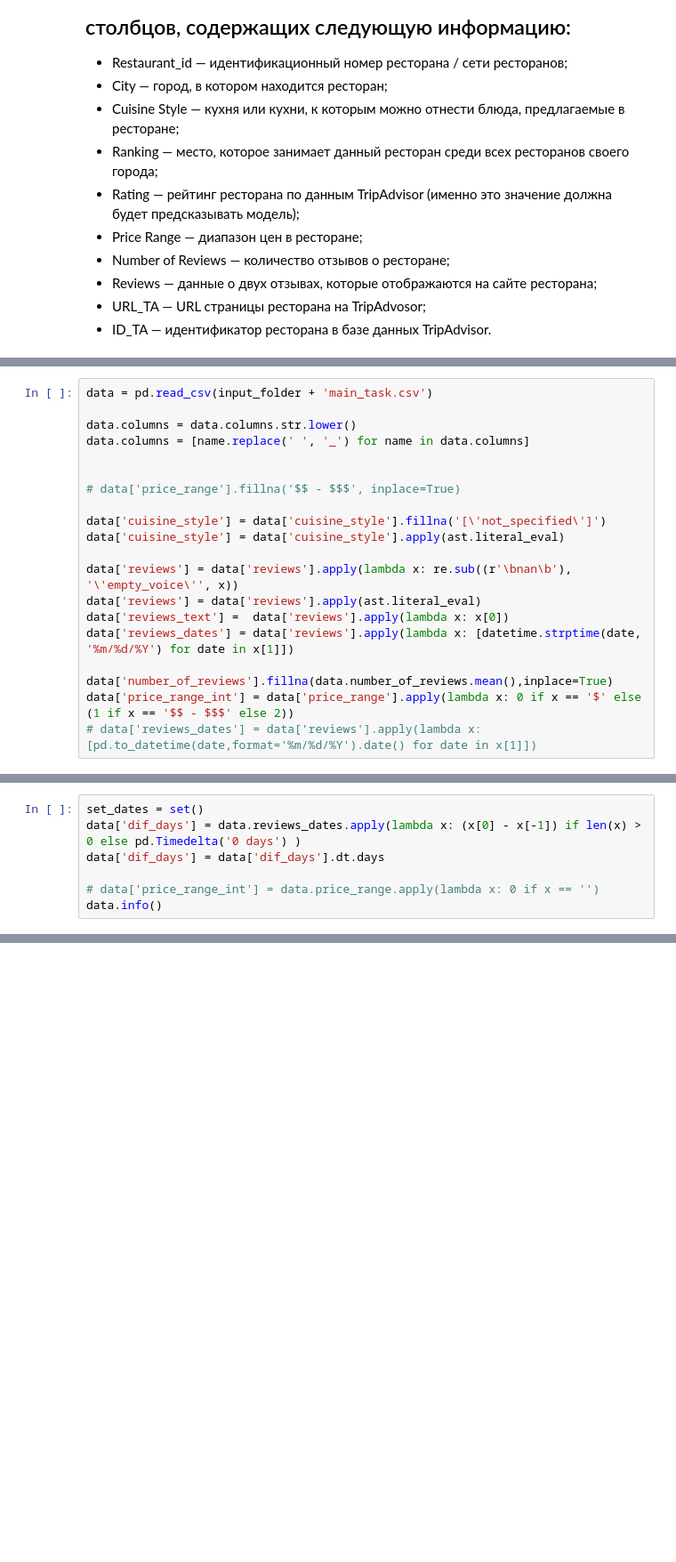
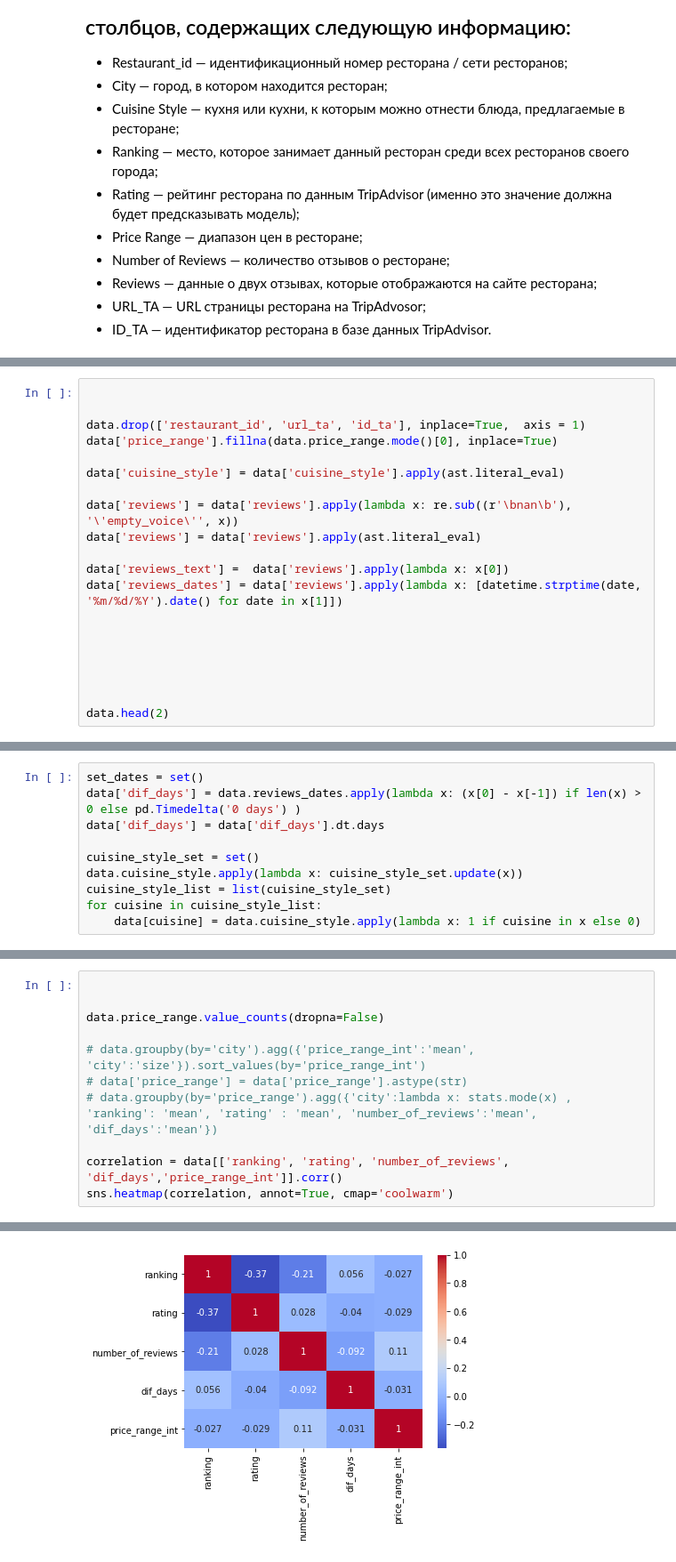
Before and after one commit to aberkoveo/skillfactory, a Jupyter notebook: Projects/Project_3/Проект_3_О_вкусной_и_здоровой_пище.ipynb, the cells around one changed output, grey strips where cells are left out. Shown at 89% size. Saved outputs shown, nothing was run; the diff lists cells and outputs as text; blank space fills up the shorter version.

Commit message:
Eda-fillna-stupor

```diff
--- a/Projects/Project_3/Проект_3_О_вкусной_и_здоровой_пище.ipynb
+++ b/Projects/Project_3/Проект_3_О_вкусной_и_здоровой_пище.ipynb
@@ -40,20 +100,20 @@ print(os.listdir("input"))
 # %%
-data = pd.read_csv(input_folder + 'main_task.csv')
-
-data.columns = data.columns.str.lower()
-data.columns = [name.replace(' ', '_') for name in data.columns]
 
 
-# data['price_range'].fillna('$$ - $$$', inplace=True)
+data.drop(['restaurant_id', 'url_ta', 'id_ta'], inplace=True,  axis = 1)
+data['price_range'].fillna(data.price_range.mode()[0], inplace=True)
 
-data['cuisine_style'] = data['cuisine_style'].fillna('[\'not_specified\']')
 data['cuisine_style'] = data['cuisine_style'].apply(ast.literal_eval)
 
 data['reviews'] = data['reviews'].apply(lambda x: re.sub((r'\bnan\b'), '\'empty_voice\'', x))
 data['reviews'] = data['reviews'].apply(ast.literal_eval)
+
 data['reviews_text'] =  data['reviews'].apply(lambda x: x[0])
-data['reviews_dates'] = data['reviews'].apply(lambda x: [datetime.strptime(date, '%m/%d/%Y') for date in x[1]])
+data['reviews_dates'] = data['reviews'].apply(lambda x: [datetime.strptime(date, '%m/%d/%Y').date() for date in x[1]])
 
-data['number_of_reviews'].fillna(data.number_of_reviews.mean(),inplace=True)
-data['price_range_int'] = data['price_range'].apply(lambda x: 0 if x == '$' else (1 if x == '$$ - $$$' else 2))
-# data['reviews_dates'] = data['reviews'].apply(lambda x: [pd.to_datetime(date,format='%m/%d/%Y').date() for date in x[1]])
+
+
+
+
+
+data.head(2)
@@ -62,5 +126,8 @@ set_dates = set()
 data['dif_days'] = data.reviews_dates.apply(lambda x: (x[0] - x[-1]) if len(x) > 0 else pd.Timedelta('0 days') )
 data['dif_days'] = data['dif_days'].dt.days
 
-# data['price_range_int'] = data.price_range.apply(lambda x: 0 if x == '')
-data.info()
+cuisine_style_set = set()
+data.cuisine_style.apply(lambda x: cuisine_style_set.update(x))
+cuisine_style_list = list(cuisine_style_set)
+for cuisine in cuisine_style_list:
+    data[cuisine] = data.cuisine_style.apply(lambda x: 1 if cuisine in x else 0)
@@ -92,0 +134,12 @@ SyntaxError: invalid syntax (<ipython-input-529-b85b2aeb6dca>, line 3)
+# %%
+
+
+data.price_range.value_counts(dropna=False)
+
+# data.groupby(by='city').agg({'price_range_int':'mean', 'city':'size'}).sort_values(by='price_range_int')
+# data['price_range'] = data['price_range'].astype(str)
+# data.groupby(by='price_range').agg({'city':lambda x: stats.mode(x) , 'ranking': 'mean', 'rating' : 'mean', 'number_of_reviews':'mean', 'dif_days':'mean'})
+
+correlation = data[['ranking', 'rating', 'number_of_reviews', 'dif_days','price_range_int']].corr()
+sns.heatmap(correlation, annot=True, cmap='coolwarm')
+# %% [output]
@@ -93,3 +147,4 @@ SyntaxError: invalid syntax (<ipython-input-529-b85b2aeb6dca>, line 3)
+[figure, added]
 # %%
 # Наборы данных с меткой "train" будут использоваться для обучения модели, "test" - для тестирования.
 # Для тестирования мы будем использовать 25% от исходного датасета.
```
Also changed, not shown: parts of 11 cells of this notebook, 1 other file.
